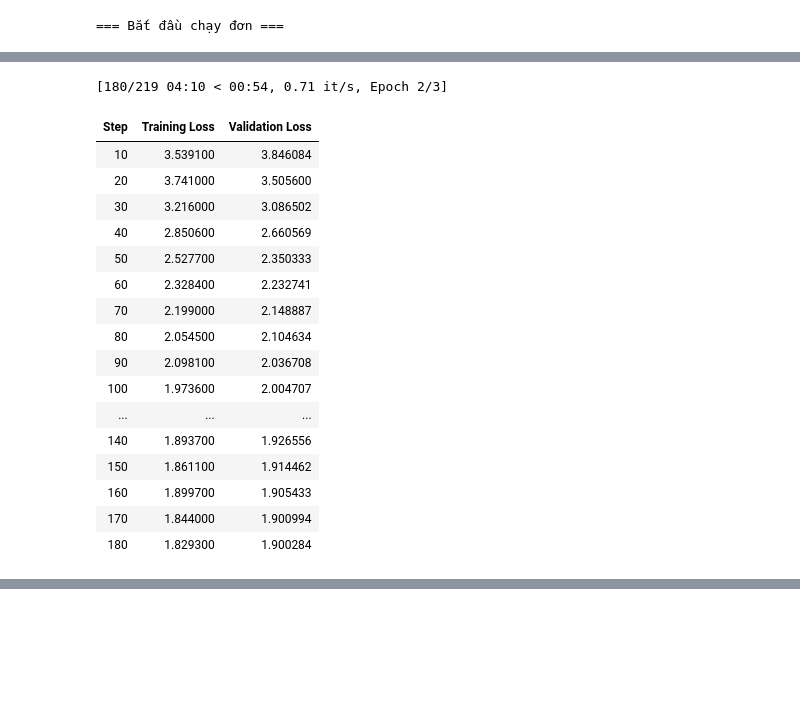
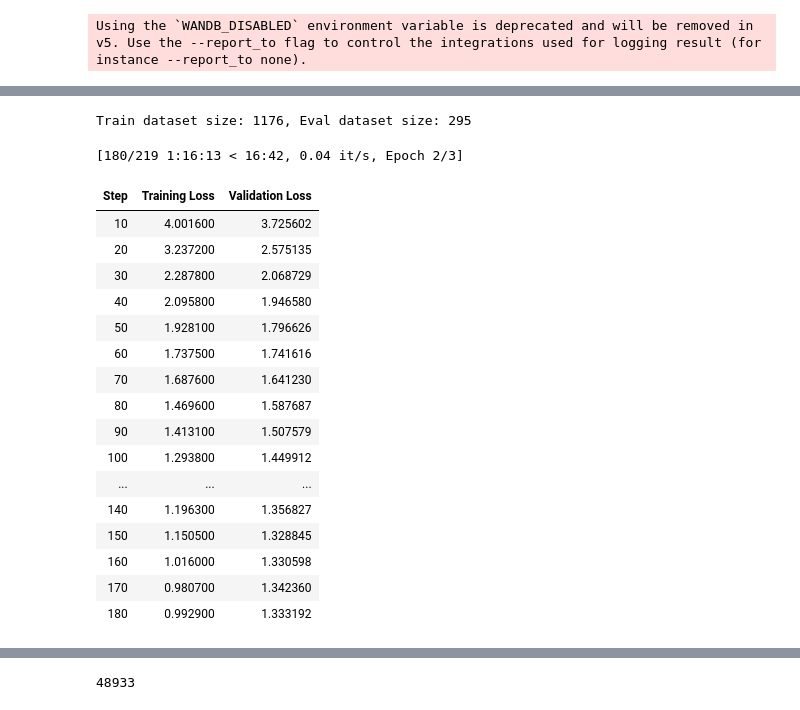
Before and after one commit to NguyenVanQThanh/1601_DevelopmentalAssignmentViaLLM, a Jupyter notebook: Model/Viet_Vistral.ipynb, the cells around one changed output, grey strips where cells are left out. Cells and saved outputs as stored; diff of their text form; code cells hidden in the pictures; blank space fills up the shorter version.

```diff
--- a/Model/SeaLLM/SeaLLM.ipynb
+++ b/Model/Viet_Vistral.ipynb
@@ -148,7 +177,7 @@ def extract_json_from_folder(folder_path):
                 print(f"Lỗi khi đọc {filename}: {e}")
     return dataset
 
-folder_path = "/home/asd/testModel/data"
+folder_path = "/home/thanhnguyenvq2403/model/KLTN/data_finetune"
 dataset = extract_json_from_folder(folder_path)
 
 df = pd.DataFrame(dataset)
@@ -228,7 +257,7 @@ def evaluate_metrics(predictions, references):
     meteor_results = meteor.compute(predictions=predictions, references=references)
 
     # Tải mô hình nhúng câu để tính Cosine Similarity
-    embedder = SentenceTransformer('sentence-transformers/paraphrase-multilingual-MiniLM-L12-v2')
+    embedder = SentenceTransformer('BAAI/bge-m3')
 
     # Tính embeddings cho dự đoán và tham chiếu
     pred_embeddings = embedder.encode(predictions, convert_to_tensor=True)
@@ -236,9 +265,17 @@ def evaluate_metrics(predictions, references):
 
     # Tính Cosine Similarity giữa từng cặp dự đoán-tham chiếu
     cosine_scores = util.cos_sim(pred_embeddings, ref_embeddings)
-    # Lấy trung bình Cosine Similarity (chỉ lấy đường chéo chính, vì mỗi dự đoán chỉ so với tham chiếu tương ứng)
-    avg_cosine_similarity = np.mean([cosine_scores[i][i].item() for i in range(len(predictions))])
 
+    # Xử lý trường hợp predictions rỗng để tránh lỗi
+    if len(predictions) > 0 and cosine_scores.ndim == 2 and cosine_scores.shape[0] == len(predictions):
+        avg_cosine_similarity = np.mean([cosine_scores[i][i].item() for i in range(len(predictions))])
+    elif len(predictions) == 0:
+        avg_cosine_similarity = 0.0 # Hoặc np.nan
+        print("Cảnh báo: Danh sách predictions rỗng, cosine_similarity được đặt là 0.0")
+    else:
+        # Trường hợp này ít xảy ra nếu predictions và references cùng độ dài và không rỗng
+        print(f"Cảnh báo: Kích thước cosine_scores ({cosine_scores.shape}) không khớp với len(predictions) ({len(predictions)}).")
+        avg_cosine_similarity = np.nan # Hoặc một giá trị mặc định
     # Gộp kết quả
     metrics = {
         "rouge1": rouge_results["rouge1"],
@@ -278,6 +315,7 @@ def generate_predictions(model, tokenizer, inputs, max_length=200):
 # %%
 import json
 import time
+import gc
 from transformers import TrainingArguments
 from trl import SFTTrainer
 from transformers import EarlyStoppingCallback
@@ -286,12 +324,15 @@ from transformers import EarlyStoppingCallback
 train_dataset = train_dataset.remove_columns(['__index_level_0__'] if '__index_level_0__' in train_dataset.column_names else [])
 eval_dataset = eval_dataset.remove_columns(['__index_level_0__'] if '__index_level_0__' in eval_dataset.column_names else [])
 
+model_name = "Viet-Mistral/Vistral-7B-Chat"
+
 # Đo thời gian chạy đơn
 print("\n=== Bắt đầu chạy đơn ===")
 start_time = time.time()
+
 # Cấu hình huấn luyện cho Single Run
 training_arguments_single = TrainingArguments(
-    output_dir="./results_single_seaLLM",
+    output_dir=f"./results_single_{model_name.split('/')[-1]}",
     num_train_epochs=3,
     per_device_train_batch_size=2,
     gradient_accumulation_steps=8,
@@ -334,27 +375,37 @@ print(f"Train dataset size: {len(train_dataset)}, Eval dataset size: {len(eval_d
 trainer_single.train()
 
 # Lưu mô hình Single Run
-model.save_pretrained("./finetuned_seaLLM_single")
-tokenizer.save_pretrained("./finetuned_seaLLM_single")
+model.save_pretrained(f"./finetuned_{model_name.split('/')[-1]}_single")
+tokenizer.save_pretrained(f"./finetuned_{model_name.split('/')[-1]}_single")
 
 # Đánh giá Single Run
 test_inputs = eval_df['input'].tolist()
 test_references = eval_df['output'].tolist()
 predictions_single = generate_predictions(model, tokenizer, test_inputs)
 metrics_single = evaluate_metrics(predictions_single, test_references)
-print("Single Run Metrics:", metrics_single)
+print(f"Single Run Metrics for {model_name}:", metrics_single)
 
 # Lưu metrics vào file
-with open("single_run_metrics.json", "w") as f:
-    json.dump(metrics_single, f, indent=4)
+metrics_file = f"single_run_metrics_{model_name.split('/')[-1]}.json"
+try:
+    with open(metrics_file, "w", encoding="utf-8") as f:
+        json.dump(metrics_single, f, indent=4, ensure_ascii=False)
+    print(f"Đã lưu metrics chạy đơn vào: {metrics_file}")
+except Exception as e:
+    print(f"Lỗi khi lưu metrics chạy đơn: {e}")
 
+# In thời gian chạy
 end_time = time.time()
 duration = end_time - start_time
 print(f"Thời gian chạy đơn: {duration:.2f} giây")
+
 # Kiểm tra mẫu dự đoán
 for i in range(5):
     print(f"Input: {test_inputs[i]}")
     print(f"Prediction: {predictions_single[i]}")
     print(f"Reference: {test_references[i]}\n")
+del model, trainer_single
+torch.cuda.empty_cache()
+gc.collect()
 # %% [output]
-=== Bắt đầu chạy đơn ===
+Using the `WANDB_DISABLED` environment variable is deprecated and will be removed in v5. Use the --report_to flag to control the integrations used for logging result (for instance --report_to none).
@@ -373,18 +424,19 @@ Train dataset size: 1176, Eval dataset size: 295
-[180/219 04:10 < 00:54, 0.71 it/s, Epoch 2/3]
+Train dataset size: 1176, Eval dataset size: 295
+[180/219 1:16:13 < 16:42, 0.04 it/s, Epoch 2/3]
 | Step | Training Loss | Validation Loss |
-| 10 | 3.539100 | 3.846084 |
-| 20 | 3.741000 | 3.505600 |
-| 30 | 3.216000 | 3.086502 |
-| 40 | 2.850600 | 2.660569 |
-| 50 | 2.527700 | 2.350333 |
-| 60 | 2.328400 | 2.232741 |
-| 70 | 2.199000 | 2.148887 |
-| 80 | 2.054500 | 2.104634 |
-| 90 | 2.098100 | 2.036708 |
-| 100 | 1.973600 | 2.004707 |
+| 10 | 4.001600 | 3.725602 |
+| 20 | 3.237200 | 2.575135 |
+| 30 | 2.287800 | 2.068729 |
+| 40 | 2.095800 | 1.946580 |
+| 50 | 1.928100 | 1.796626 |
+| 60 | 1.737500 | 1.741616 |
+| 70 | 1.687600 | 1.641230 |
+| 80 | 1.469600 | 1.587687 |
+| 90 | 1.413100 | 1.507579 |
+| 100 | 1.293800 | 1.449912 |
 | ... | ... | ... |
-| 140 | 1.893700 | 1.926556 |
-| 150 | 1.861100 | 1.914462 |
-| 160 | 1.899700 | 1.905433 |
-| 170 | 1.844000 | 1.900994 |
-| 180 | 1.829300 | 1.900284 |
+| 140 | 1.196300 | 1.356827 |
+| 150 | 1.150500 | 1.328845 |
+| 160 | 1.016000 | 1.330598 |
+| 170 | 0.980700 | 1.342360 |
+| 180 | 0.992900 | 1.333192 |
@@ -424,0 +477 @@ Reference: trẻ 22 tháng chưa nói được từ nào là biểu hiện cần
+48933
```
Also changed, not shown: parts of 9 cells of this notebook, 33 other files.
